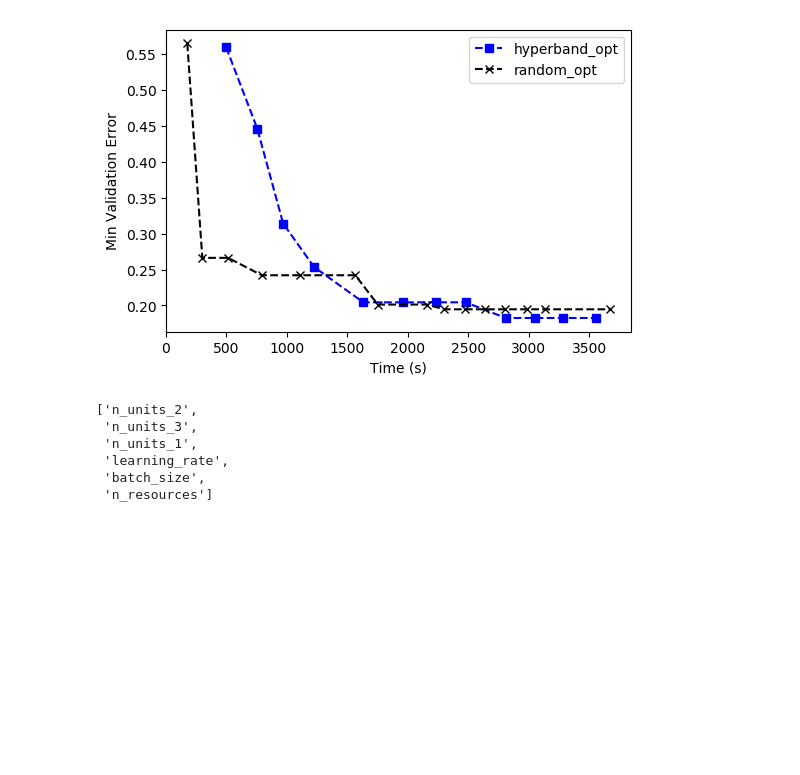
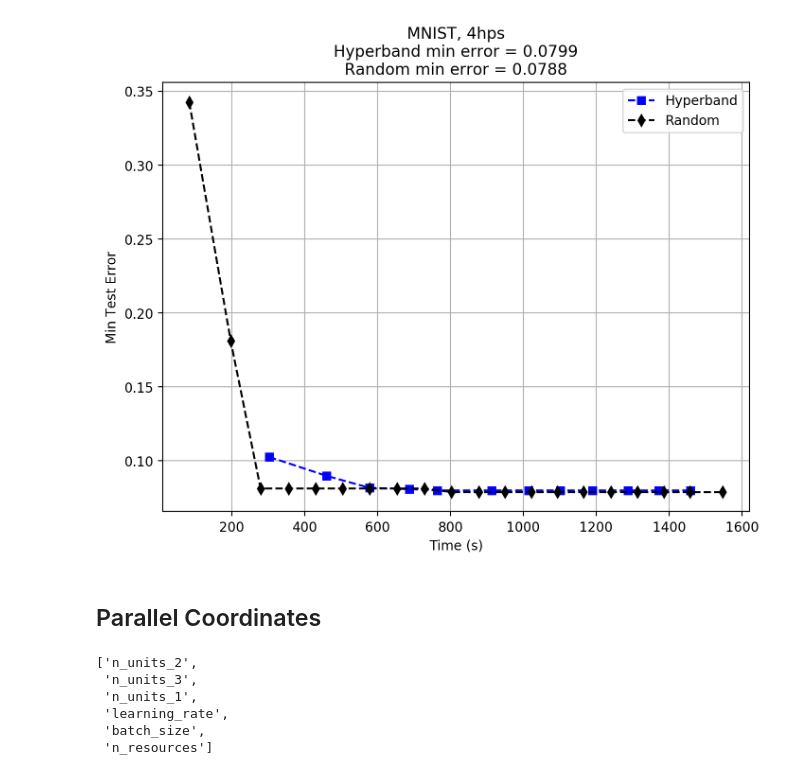
Before and after one commit to leowyy/autotune, a Jupyter notebook: analysis/cifar_hyperband_81R.ipynb, the cells around one changed output. Saved outputs shown, nothing was run; the diff lists cells and outputs as text; code cells hidden in the pictures; blank space fills up the shorter version.

```diff
--- a/analysis/cifar_hyperband_81R.ipynb
+++ b/analysis/cifar_hyperband_81R.ipynb
@@ -13,23 +11,38 @@ from autotune.core.utils import best_value
+# %%
+def plot_convergence(optimisers, problem_text):
+    fig, ax = plt.subplots(1, 1, figsize=(8, 6), dpi=200)
+    lines = ['--bs', '--kd', '--ro']
+    for i, optimiser in enumerate(optimisers):
+        ax.plot(optimiser.checkpoints, optimiser.Y_best, lines[i], label=optimiser.name)
+
+    plt.ylabel('Min Test Error')
+    plt.xlabel('Time (s)')
+    plt.legend()
+
+    res = ["{} min error = {}".format(opt.name, opt.fx_opt) for opt in optimisers]
+    title = problem_text + "\n" + "\n".join(res)
+    plt.title(title)
+    ax.grid()
+    plt.savefig(path+"/"+problem_text, dpi=200)
+    plt.show()
 # %%
-path = '/Users/signapoop/Desktop/autotune/autotune/analysis'
+path = '/Users/signapoop/Desktop/results/mnist_4hps'
 os.chdir(path)
-file = open("cifar2.pkl",'rb')
+file = open("results.pkl",'rb')
 object_file = pickle.load(file)
 file.close()
 
 # Unpack file
 hyper_opt = object_file[0]
 random_opt = object_file[1]
-# %%
-# Plot convergence
-fig, ax = plt.subplots(1,1, figsize=(6, 4), dpi=100)
-ax.plot(hyper_opt.checkpoints, hyper_opt.Y_best, '--bs', label='hyperband_opt')
-ax.plot(random_opt.checkpoints, random_opt.Y_best, '--kx', label='random_opt')
-plt.ylabel('Min Validation Error'); plt.xlabel('Time (s)');
-plt.legend()
-plt.show()
-# %% [output]
-[figure, removed]
+# %%
+# Plot convergence
+problem_text = "MNIST, 4hps"
+plot_convergence(object_file, problem_text)
+# %% [output]
+[figure, added]
+# %% [markdown]
+## Parallel Coordinates
 # %%
 hps = hyper_opt.arms[0].keys()
 arms = {}
```
Also changed, not shown: parts of 1 cell of this notebook, 10 other files.
